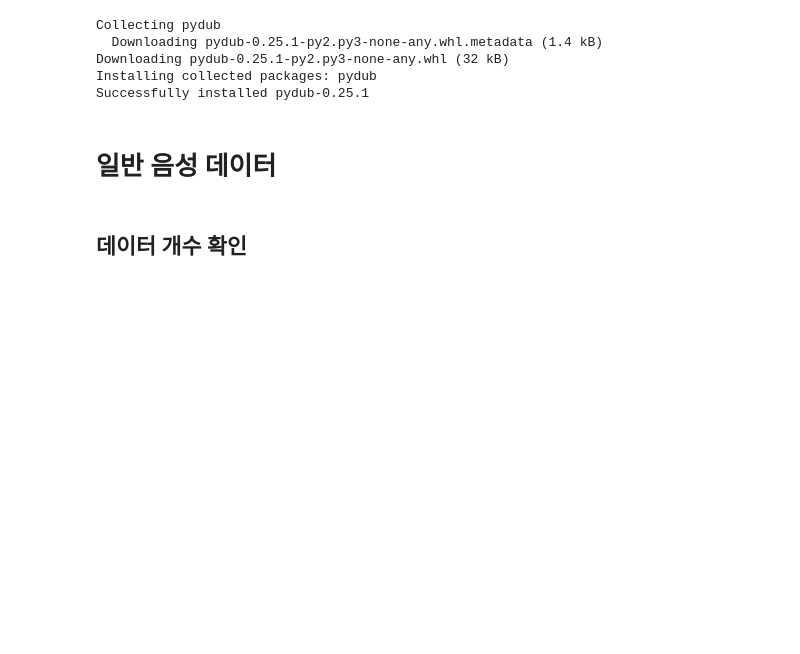
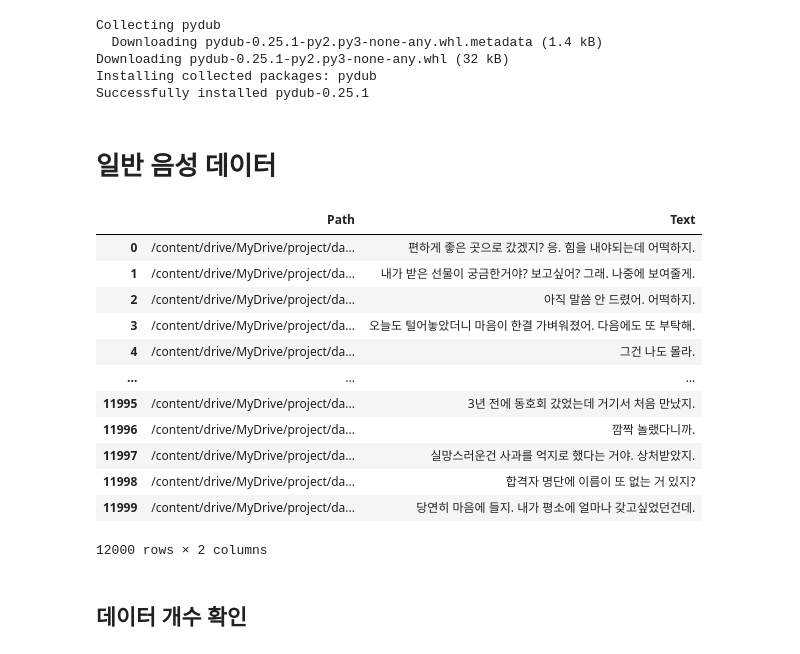
Before and after one commit to Yewon9/STT, a Jupyter notebook: EDA_Analysis.ipynb, the cells around one changed output. Cells and saved outputs as stored; diff of their text form; code cells hidden in the pictures; blank space fills up the shorter version.

```diff
--- a/EDA_Analysis.ipynb
+++ b/EDA_Analysis.ipynb
@@ -28,6 +28,22 @@ import re
 # 일반 음성 데이터
 # %%
 general = pd.read_csv('general.csv')
+# %%
+general
+# %% [output]
+|  | Path | Text |
+| 0 | /content/drive/MyDrive/project/da... | 편하게 좋은 곳으로 갔겠지? 응. 힘을 내야되는데 어떡하지. |
+| 1 | /content/drive/MyDrive/project/da... | 내가 받은 선물이 궁금한거야? 보고싶어? 그래. 나중에 보여줄게. |
+| 2 | /content/drive/MyDrive/project/da... | 아직 말씀 안 드렸어. 어떡하지. |
+| 3 | /content/drive/MyDrive/project/da... | 오늘도 털어놓았더니 마음이 한결 가벼워졌어. 다음에도 또 부탁해. |
+| 4 | /content/drive/MyDrive/project/da... | 그건 나도 몰라. |
+| ... | ... | ... |
+| 11995 | /content/drive/MyDrive/project/da... | 3년 전에 동호회 갔었는데 거기서 처음 만났지. |
+| 11996 | /content/drive/MyDrive/project/da... | 깜짝 놀랬다니까. |
+| 11997 | /content/drive/MyDrive/project/da... | 실망스러운건 사과를 억지로 했다는 거야. 상처받았지. |
+| 11998 | /content/drive/MyDrive/project/da... | 합격자 명단에 이름이 또 없는 거 있지? |
+| 11999 | /content/drive/MyDrive/project/da... | 당연히 마음에 들지. 내가 평소에 얼마나 갖고싶었던건데. |
+12000 rows × 2 columns
 # %% [markdown]
 ## 데이터 개수 확인
 # %%
```
Also changed, not shown: parts of 26 cells of this notebook.
